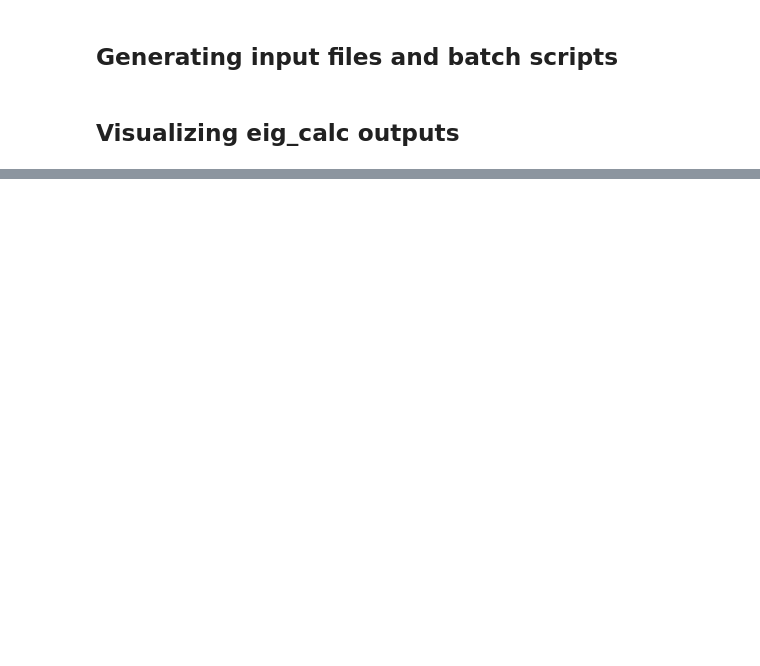
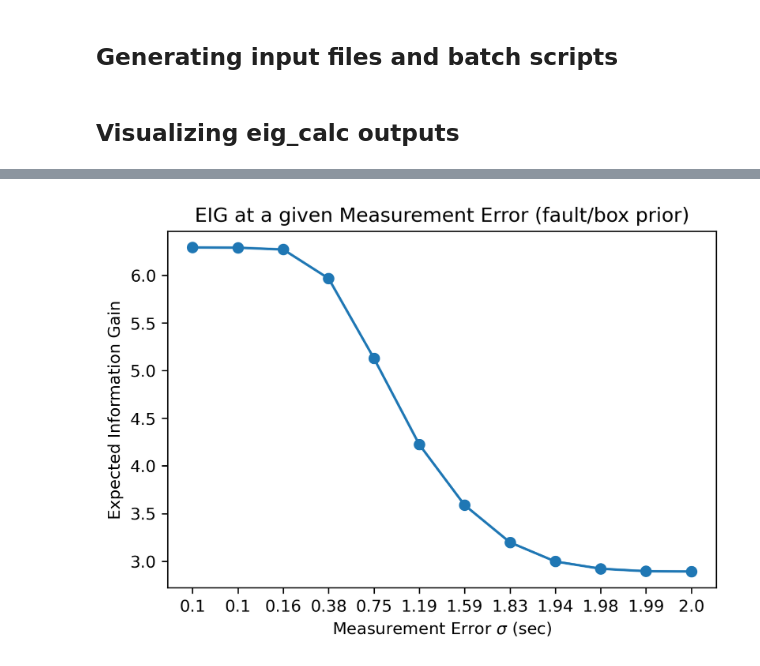
Before and after one commit to sandialabs/seismic_boed, a Jupyter notebook: fidelity_vis.ipynb, the cells around one changed output, grey strips where cells are left out. Cells and saved outputs as stored; diff of their text form; code cells hidden in the pictures; blank space fills up the shorter version.

```diff
--- a/fidelity_vis.ipynb
+++ b/fidelity_vis.ipynb
@@ -211,0 +483,11 @@ for fid in range(-10,11):
+# %%
+plt.figure(dpi=300)
+plt.plot(-1*nums, eigs,marker='o')
+plt.xticks(ticks = -1*nums, labels=[np.round(num,2) for num in stds])
+plt.title('EIG at a given Measurement Error (fault/box prior)')
+plt.xlabel('Measurement Error $\sigma$ (sec)')
+plt.ylabel('Expected Information Gain')
+plt.savefig('eig_curve_faultbox.pdf')
+plt.show()
+# %% [output]
+[figure, added]
```
Also changed, not shown: parts of 31 cells of this notebook, 6 other files.
